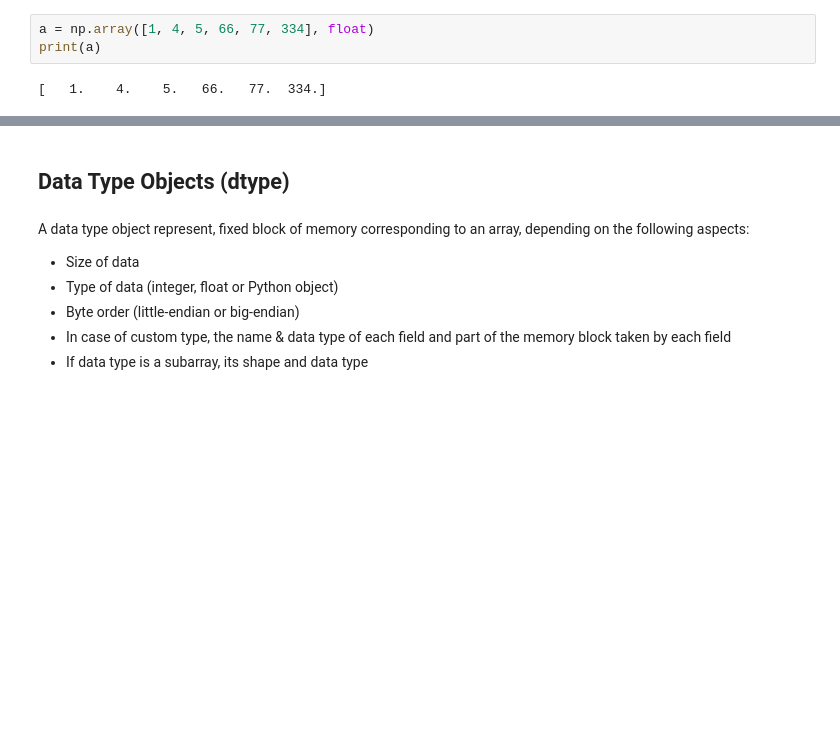
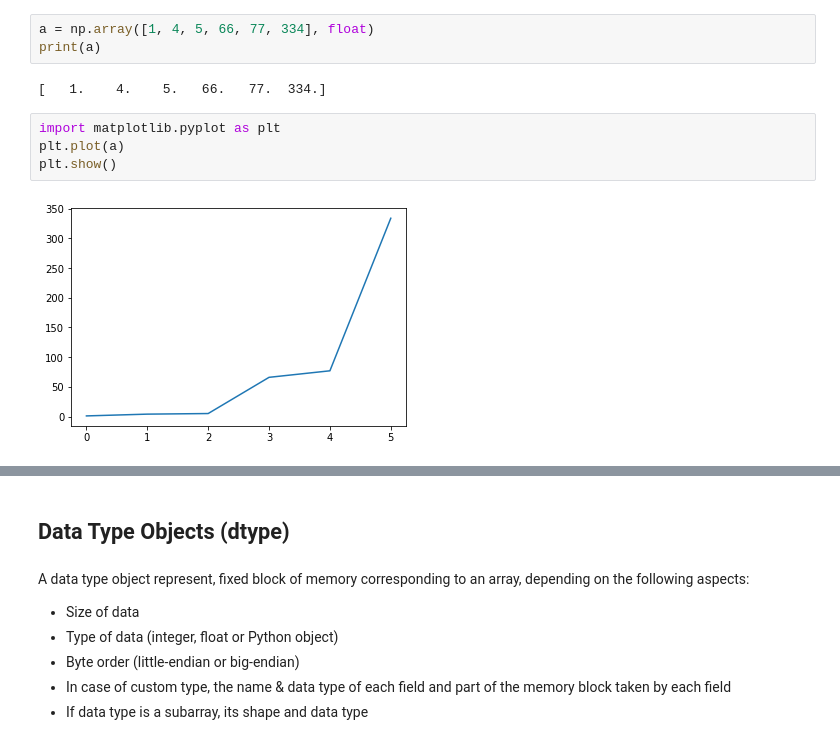
Before and after one commit to meecc/LetsExplorePython, a Jupyter notebook: Section 3 - Machine Learning/numpy/numpy.ipynb, the cells around one changed output, grey strips where cells are left out. Cells and saved outputs as stored; diff of their text form; blank space fills up the shorter version.

```diff
--- a/Section 3 - Machine Learning/numpy/numpy.ipynb
+++ b/Section 3 - Machine Learning/numpy/numpy.ipynb
@@ -15,3 +15,9 @@ a = np.array([1, 4, 5, 66, 77, 334], float)
 print(a)
 # %% [output]
 [   1.    4.    5.   66.   77.  334.]
+# %%
+import matplotlib.pyplot as plt
+plt.plot(a)
+plt.show()
+# %% [output]
+[figure, added]
```
Also changed, not shown: parts of 86 cells of this notebook, 28 other files.
